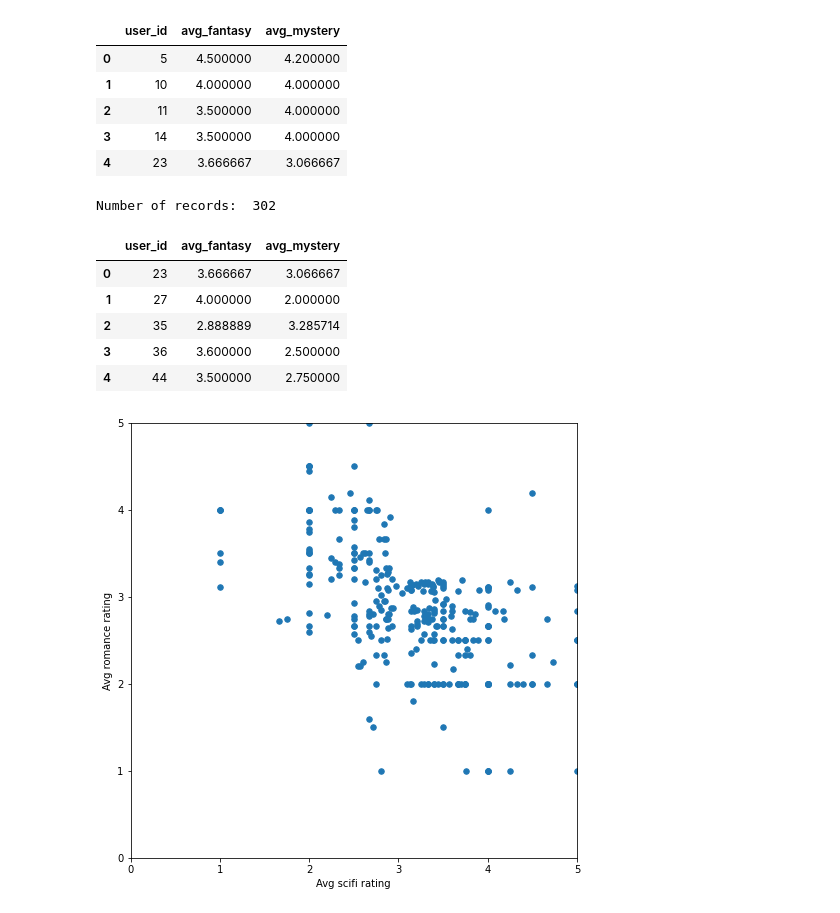
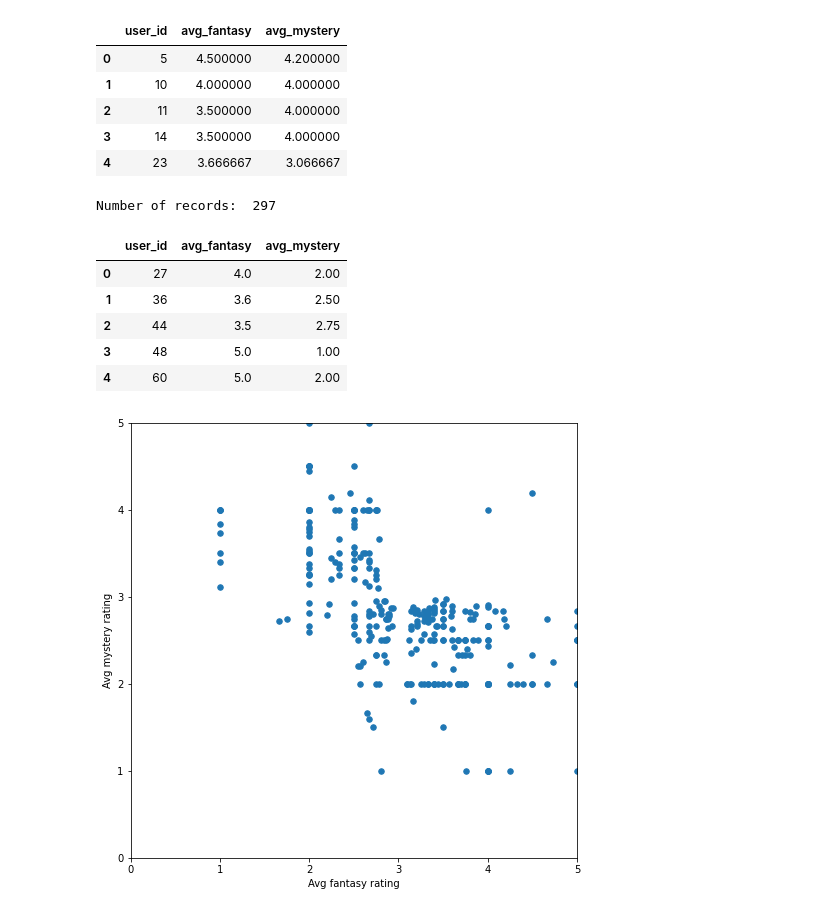
Before and after one commit to savardnm/DS3001-D20-T19, a Jupyter notebook: data-clustering.ipynb, the cells around one changed output. Saved outputs shown, nothing was run; the diff lists cells and outputs as text; code cells hidden in the pictures.

```diff
--- a/data-clustering.ipynb
+++ b/data-clustering.ipynb
@@ -37,35 +58,35 @@ def preferred_genre_data(avg_ratings, score_limit_1, score_limit_2):
 
     return preferred_data
 
-preferred_data = preferred_genre_data(avg_ratings, 3.2, 2.5)
+preferred_data = preferred_genre_data(avg_ratings, 3.0, 2.5)
 preferred_data = preferred_data.drop('index',axis=1)
 
 print( "Number of records: ", len(preferred_data))
 
 preferred_data.head()
 # %% [output]
-Number of records:  302
+Number of records:  297
 |  | user_id | avg_fantasy | avg_mystery |
-| 0 | 23 | 3.666667 | 3.066667 |
-| 1 | 27 | 4.000000 | 2.000000 |
-| 2 | 35 | 2.888889 | 3.285714 |
-| 3 | 36 | 3.600000 | 2.500000 |
-| 4 | 44 | 3.500000 | 2.750000 |
+| 0 | 27 | 4.0 | 2.00 |
+| 1 | 36 | 3.6 | 2.50 |
+| 2 | 44 | 3.5 | 2.75 |
+| 3 | 48 | 5.0 | 1.00 |
+| 4 | 60 | 5.0 | 2.00 |
 # %%
 def draw_scatterplot(x_data, x_label, y_data, y_label):
     fig = plt.figure(figsize=(8,8))
     ax = fig.add_subplot(111)
 
     plt.xlim(0, 5)
     plt.ylim(0, 5)
     ax.set_xlabel(x_label)
     ax.set_ylabel(y_label)
     ax.scatter(x_data, y_data, s=30)
 
-draw_scatterplot(preferred_data['avg_fantasy'],'Avg scifi rating',
-                 preferred_data['avg_mystery'], 'Avg romance rating')
+draw_scatterplot(preferred_data['avg_fantasy'],'Avg fantasy rating',
+                 preferred_data['avg_mystery'], 'Avg mystery rating')
 # %% [output]
-[figure, old version]
+[figure, new version]
 # %%
 X = preferred_data[['avg_fantasy','avg_mystery']].values
 
```
Also changed, not shown: parts of 12 cells of this notebook, 1 other file.
